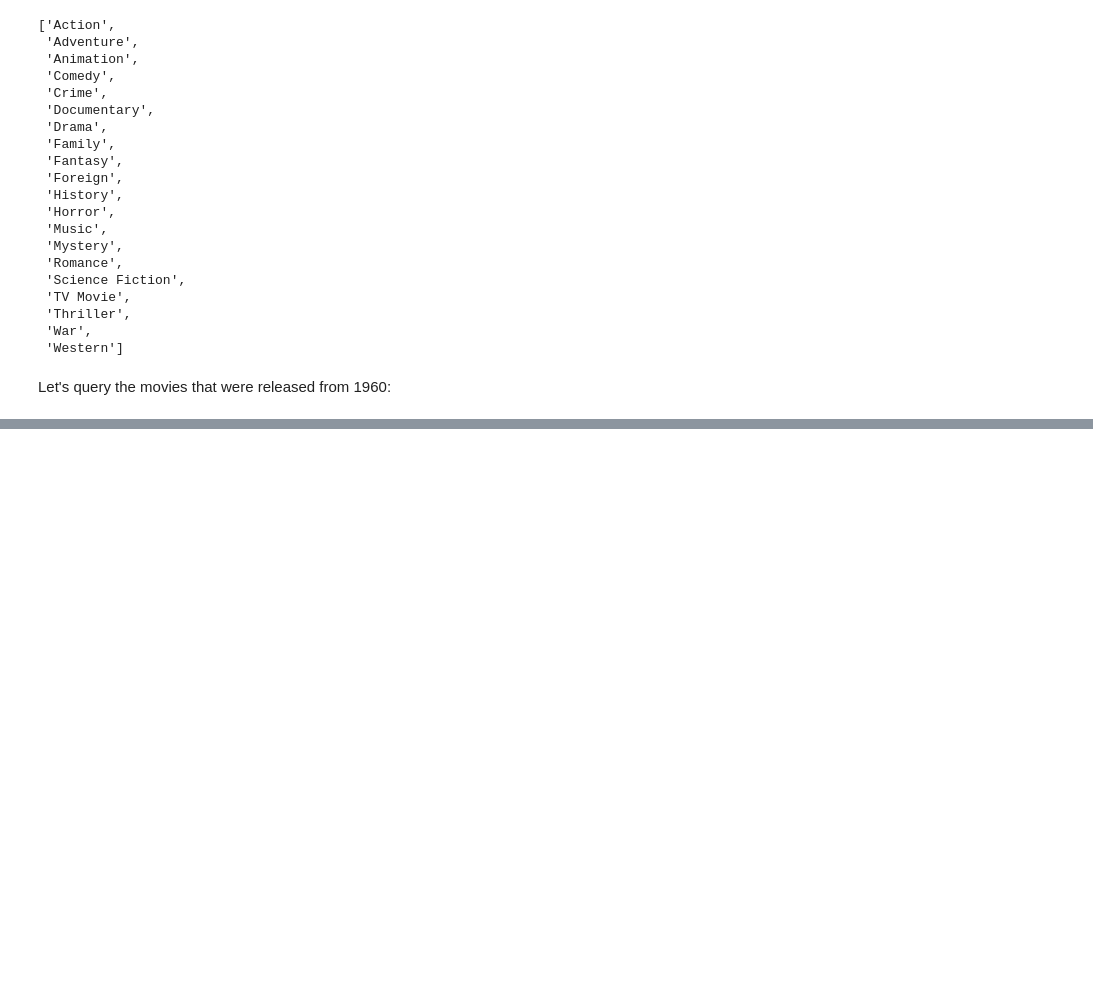
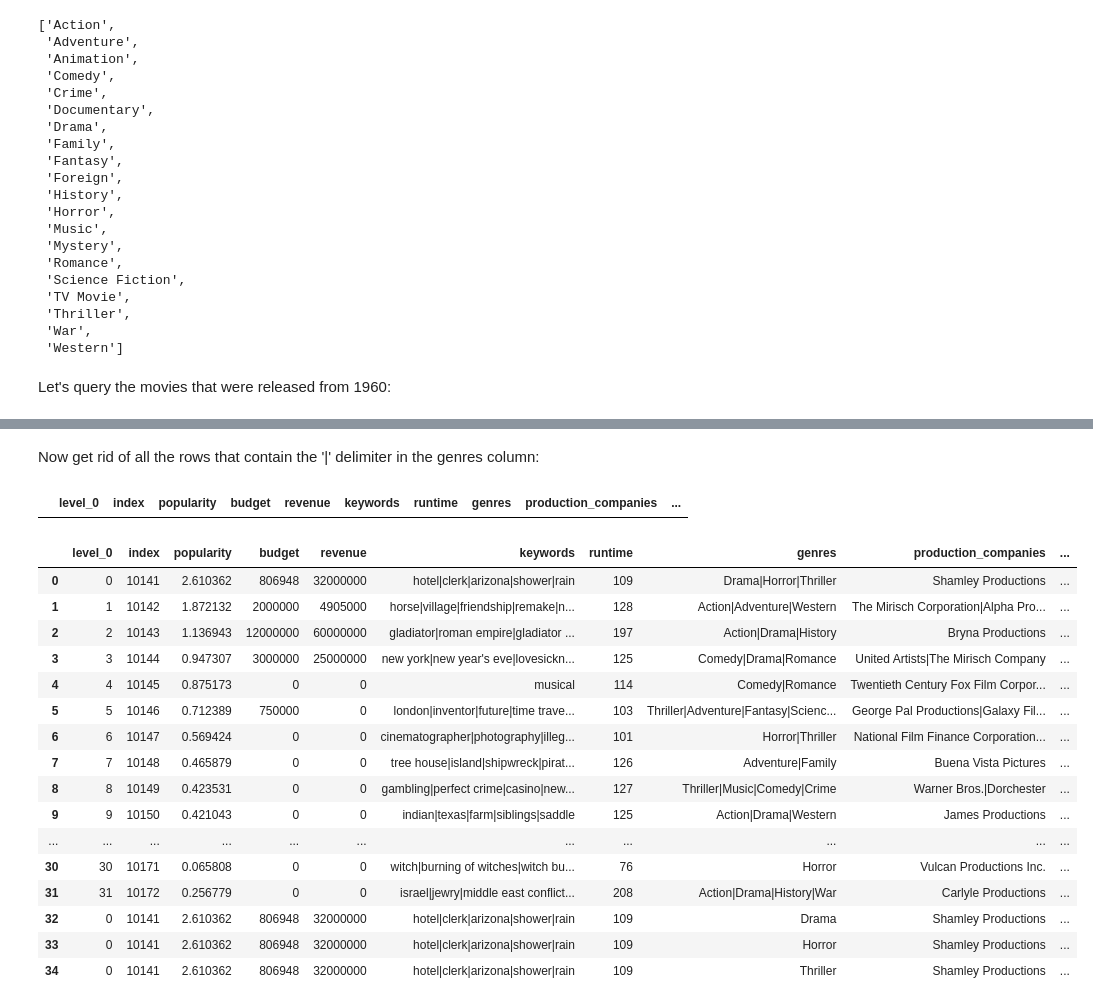
Before and after one commit to PSAB/Analyzing-movie-data, a Jupyter notebook: TMDB 5000 Movie Dataset Analysis.ipynb, the cells around one changed output, grey strips where cells are left out. Cells and saved outputs as stored; diff of their text form; code cells hidden in the pictures; blank space fills up the shorter version.

```diff
--- a/TMDB 5000 Movie Dataset Analysis.ipynb
+++ b/TMDB 5000 Movie Dataset Analysis.ipynb
@@ -162,0 +268,13 @@ movie_df.query('release_year == 1960')
+# %%
+for row_num in range(df_1960.shape[0]):
+    row = df_1960.iloc[row_num, :]
+    if row['genres'].find('|') > -1:
+        genres_list = row['genres'].split('|')
+#         print(genres_list)
+#         break
+        df_temp = df_1960.iloc[0:0]
+        for index in range(len(genres_list)):
+            df_temp = df_temp.append(row)
+        df_temp['genres'] = genres_list
+        df_1960 = df_1960.append(df_temp)
+        df_1960 = df_1960.reset_index()
@@ -162,0 +290,26 @@ movie_df.query('release_year == 1960')
+# %% [markdown]
+Now get rid of all the rows that contain the '|' delimiter in the genres column:
+# %%
+df_1960[df_1960['genres'].str.contains('|') == -1]
+# %% [output]
+|  | level_0 | index | popularity | budget | revenue | keywords | runtime | genres | production_companies | ... |
+# %%
+df_1960
+# %% [output]
+|  | level_0 | index | popularity | budget | revenue | keywords | runtime | genres | production_companies | ... |
+| 0 | 0 | 10141 | 2.610362 | 806948 | 32000000 | hotel|clerk|arizona|shower|rain | 109 | Drama|Horror|Thriller | Shamley Productions | ... |
+| 1 | 1 | 10142 | 1.872132 | 2000000 | 4905000 | horse|village|friendship|remake|n... | 128 | Action|Adventure|Western | The Mirisch Corporation|Alpha Pro... | ... |
+| 2 | 2 | 10143 | 1.136943 | 12000000 | 60000000 | gladiator|roman empire|gladiator ... | 197 | Action|Drama|History | Bryna Productions | ... |
+| 3 | 3 | 10144 | 0.947307 | 3000000 | 25000000 | new york|new year's eve|lovesickn... | 125 | Comedy|Drama|Romance | United Artists|The Mirisch Company | ... |
+| 4 | 4 | 10145 | 0.875173 | 0 | 0 | musical | 114 | Comedy|Romance | Twentieth Century Fox Film Corpor... | ... |
+| 5 | 5 | 10146 | 0.712389 | 750000 | 0 | london|inventor|future|time trave... | 103 | Thriller|Adventure|Fantasy|Scienc... | George Pal Productions|Galaxy Fil... | ... |
+| 6 | 6 | 10147 | 0.569424 | 0 | 0 | cinematographer|photography|illeg... | 101 | Horror|Thriller | National Film Finance Corporation... | ... |
+| 7 | 7 | 10148 | 0.465879 | 0 | 0 | tree house|island|shipwreck|pirat... | 126 | Adventure|Family | Buena Vista Pictures | ... |
+| 8 | 8 | 10149 | 0.423531 | 0 | 0 | gambling|perfect crime|casino|new... | 127 | Thriller|Music|Comedy|Crime | Warner Bros.|Dorchester | ... |
+| 9 | 9 | 10150 | 0.421043 | 0 | 0 | indian|texas|farm|siblings|saddle | 125 | Action|Drama|Western | James Productions | ... |
+| ... | ... | ... | ... | ... | ... | ... | ... | ... | ... | ... |
+| 30 | 30 | 10171 | 0.065808 | 0 | 0 | witch|burning of witches|witch bu... | 76 | Horror | Vulcan Productions Inc. | ... |
+| 31 | 31 | 10172 | 0.256779 | 0 | 0 | israel|jewry|middle east conflict... | 208 | Action|Drama|History|War | Carlyle Productions | ... |
+| 32 | 0 | 10141 | 2.610362 | 806948 | 32000000 | hotel|clerk|arizona|shower|rain | 109 | Drama | Shamley Productions | ... |
+| 33 | 0 | 10141 | 2.610362 | 806948 | 32000000 | hotel|clerk|arizona|shower|rain | 109 | Horror | Shamley Productions | ... |
+| 34 | 0 | 10141 | 2.610362 | 806948 | 32000000 | hotel|clerk|arizona|shower|rain | 109 | Thriller | Shamley Productions | ... |
```
Also changed, not shown: parts of 18 cells of this notebook.
